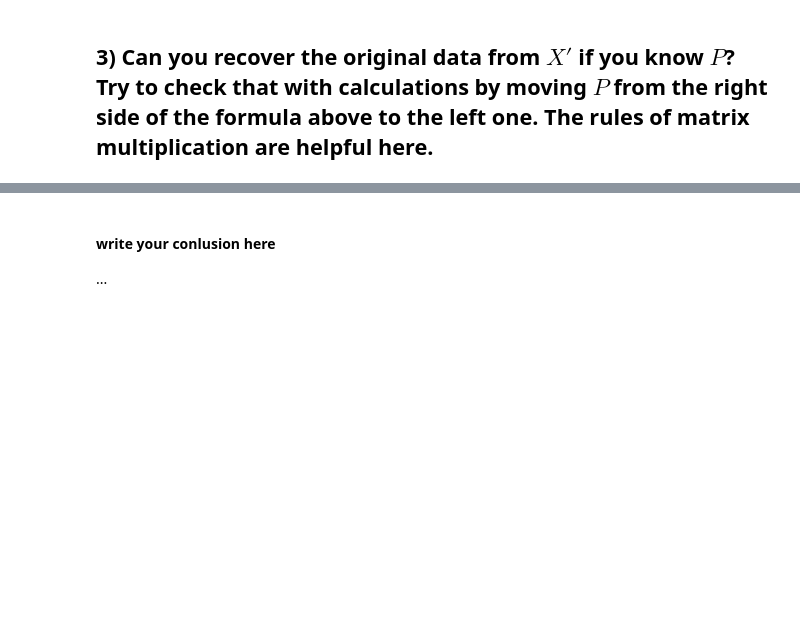
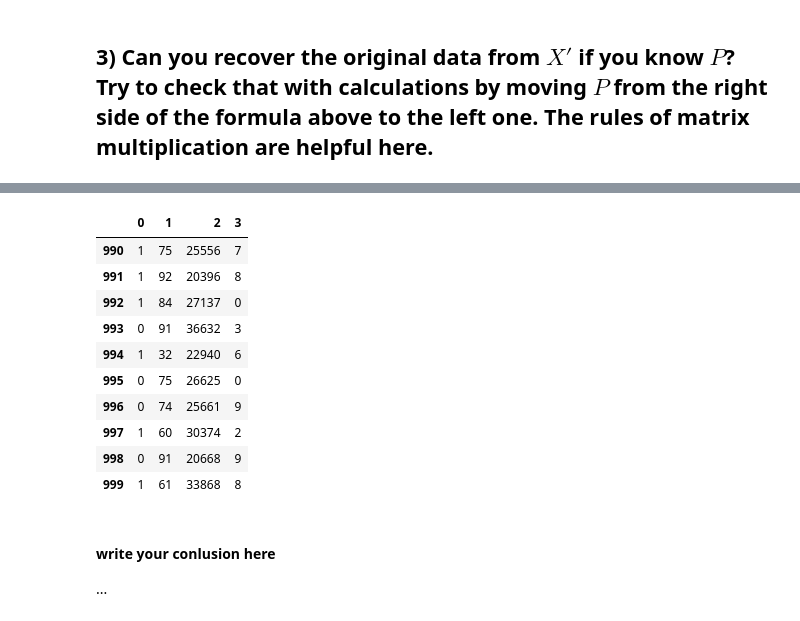
Before and after one commit to Python-Data-Science-Class-3/homework, a Jupyter notebook: WEEK-16 NUMPY/NumPy_HomeWork.ipynb, the cells around one changed output, grey strips where cells are left out. Cells and saved outputs as stored; diff of their text form; code cells hidden in the pictures; blank space fills up the shorter version.

```diff
--- a/WEEK-16 NUMPY/NumPy_HomeWork.ipynb
+++ b/WEEK-16 NUMPY/NumPy_HomeWork.ipynb
@@ -166,7 +362,14 @@ pd.DataFrame(<............>).describe() # < write your code here >
 # %% [markdown]
 ## 3) Can you recover the original data from $X'$ if you know $P$? Try to check that with calculations by moving $P$ from the right side of the formula above to the left one. The rules of matrix multiplication are helpful here.
 # %%
-# < write your code here >
+"""#############(X.P)'=P'.X'
+X_recovered = X_secure.dot(P_inv)
+X_recovered=pd.DataFrame(X_recovered, columns=columns)
+display(X_recovered.tail(10))"""
+
+
+X_original = X_secure.values.dot(P_inv)
+personal_data[columns] = X_original
 # %%
 # Printing all three cases for a few customers
 # %%
@@ -178,7 +405,19 @@ pd.DataFrame(<............>).tail(10)  # < write your code here >
 # %%
 # Recovered Data
 pd.set_option('display.float_format', '{:.2f}'.format)
-pd.DataFrame(<............>).astype('int').tail(10) # < write your code here >
+pd.DataFrame(X_original).astype('int').tail(10) # < write your code here >
+# %% [output]
+|  | 0 | 1 | 2 | 3 |
+| 990 | 1 | 75 | 25556 | 7 |
+| 991 | 1 | 92 | 20396 | 8 |
+| 992 | 1 | 84 | 27137 | 0 |
+| 993 | 0 | 91 | 36632 | 3 |
+| 994 | 1 | 32 | 22940 | 6 |
+| 995 | 0 | 75 | 26625 | 0 |
+| 996 | 0 | 74 | 25661 | 9 |
+| 997 | 1 | 60 | 30374 | 2 |
+| 998 | 0 | 91 | 20668 | 9 |
+| 999 | 1 | 61 | 33868 | 8 |
 # %% [markdown]
 #### write your conlusion here
 ...
```
Also changed, not shown: parts of 23 cells of this notebook.
